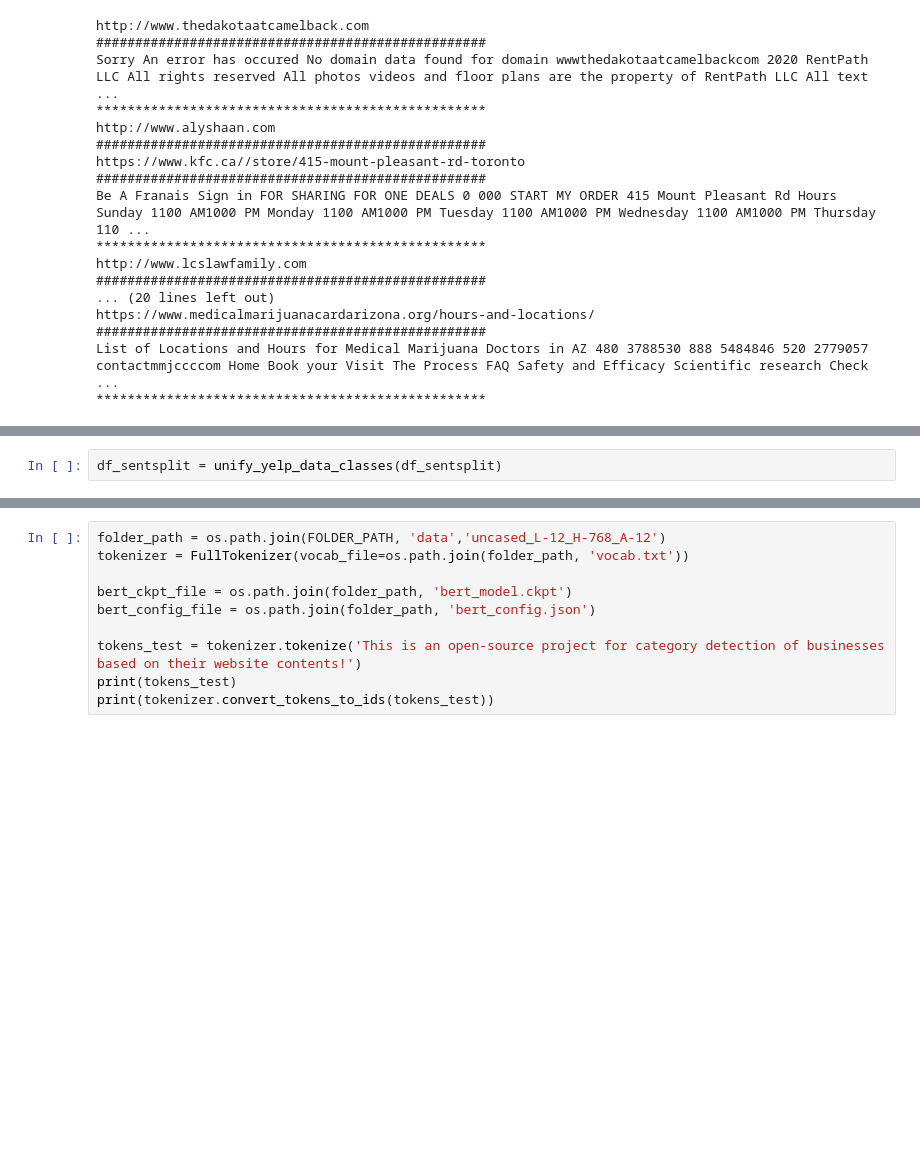
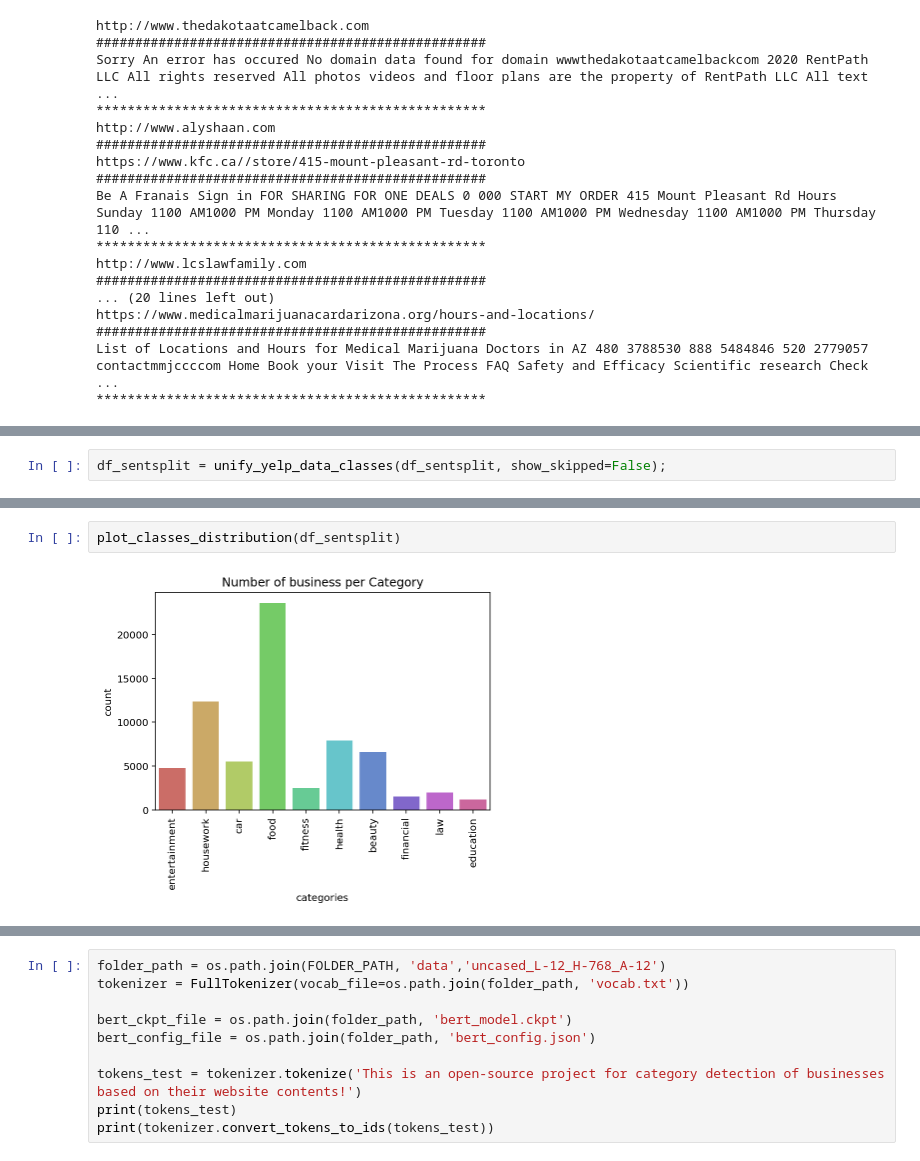
Before and after one commit to googleinterns/advertiser-quality-from-sites, a Jupyter notebook: source/category-classification.ipynb, the cells around one changed output, grey strips where cells are left out. Drawn from its saved outputs; the diff is of its cells as text; blank space fills up the shorter version.

```diff
--- a/source/category-classification.ipynb
+++ b/source/category-classification.ipynb
@@ -211,4 +204,4 @@ Try using .loc[row_indexer,col_indexer] = value instead
 See the caveats in the documentation: https://pandas.pydata.org/pandas-docs/stable/user_guide/indexing.html#returning-a-view-versus-a-copy
   df['categories'] = cat
 # %%
-df_sentsplit = unify_yelp_data_classes(df_sentsplit)
+df_sentsplit = unify_yelp_data_classes(df_sentsplit, show_skipped=False);
@@ -227,3 +212,7 @@ chart.set_xticklabels(chart.get_xticklabels(), horizontalalignment='center', rot
+# %%
+plot_classes_distribution(df_sentsplit)
+# %% [output]
+[figure, added]
 # %%
 df.info()
 # %% [output]
```
Also changed, not shown: parts of 54 cells of this notebook.
